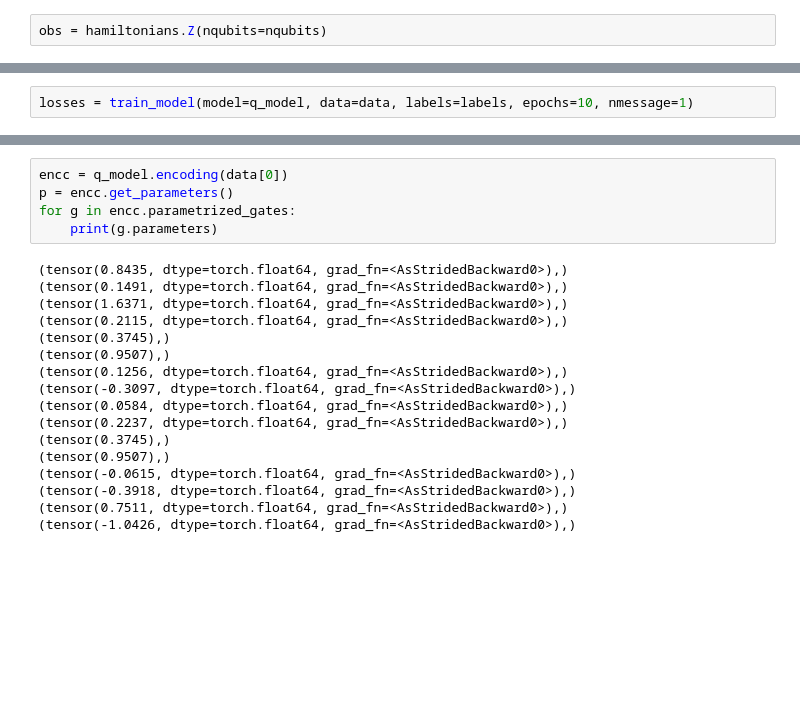
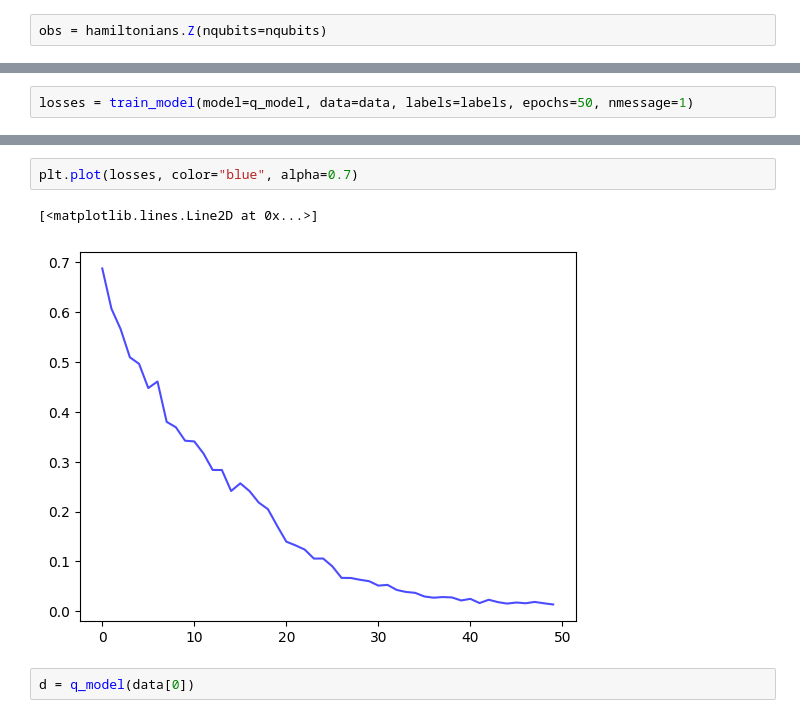
Before and after one commit to qiboteam/qiboml, a Jupyter notebook: tutorials/model_training.ipynb, the cells around one changed output, grey strips where cells are left out. Drawn from its saved outputs; the diff is of its cells as text; blank space fills up the shorter version.

```diff
--- a/tutorials/model_training.ipynb
+++ b/tutorials/model_training.ipynb
@@ -166,3 +148,3 @@ for g in encc.parametrized_gates:
 # %%
-losses = train_model(model=q_model, data=data, labels=labels, epochs=10, nmessage=1)
+losses = train_model(model=q_model, data=data, labels=labels, epochs=50, nmessage=1)
 # %% [output]
@@ -179,22 +168,7 @@ Epoch 10: avg loss: 0.5959, accuracy: 0.7333
-# %%
-encc = q_model.encoding(data[0])
-p = encc.get_parameters()
-for g in encc.parametrized_gates:
-    print(g.parameters)
-# %% [output]
-(tensor(0.8435, dtype=torch.float64, grad_fn=<AsStridedBackward0>),)
-(tensor(0.1491, dtype=torch.float64, grad_fn=<AsStridedBackward0>),)
-(tensor(1.6371, dtype=torch.float64, grad_fn=<AsStridedBackward0>),)
-(tensor(0.2115, dtype=torch.float64, grad_fn=<AsStridedBackward0>),)
-(tensor(0.3745),)
-(tensor(0.9507),)
-(tensor(0.1256, dtype=torch.float64, grad_fn=<AsStridedBackward0>),)
-(tensor(-0.3097, dtype=torch.float64, grad_fn=<AsStridedBackward0>),)
-(tensor(0.0584, dtype=torch.float64, grad_fn=<AsStridedBackward0>),)
-(tensor(0.2237, dtype=torch.float64, grad_fn=<AsStridedBackward0>),)
-(tensor(0.3745),)
-(tensor(0.9507),)
-(tensor(-0.0615, dtype=torch.float64, grad_fn=<AsStridedBackward0>),)
-(tensor(-0.3918, dtype=torch.float64, grad_fn=<AsStridedBackward0>),)
-(tensor(0.7511, dtype=torch.float64, grad_fn=<AsStridedBackward0>),)
-(tensor(-1.0426, dtype=torch.float64, grad_fn=<AsStridedBackward0>),)
+# %%
+plt.plot(losses, color="blue", alpha=0.7)
+# %% [output]
+[<matplotlib.lines.Line2D at 0x...>]
+[figure, added]
+# %%
+d = q_model(data[0])
```
Also changed, not shown: parts of 14 cells of this notebook, 1 other file.
